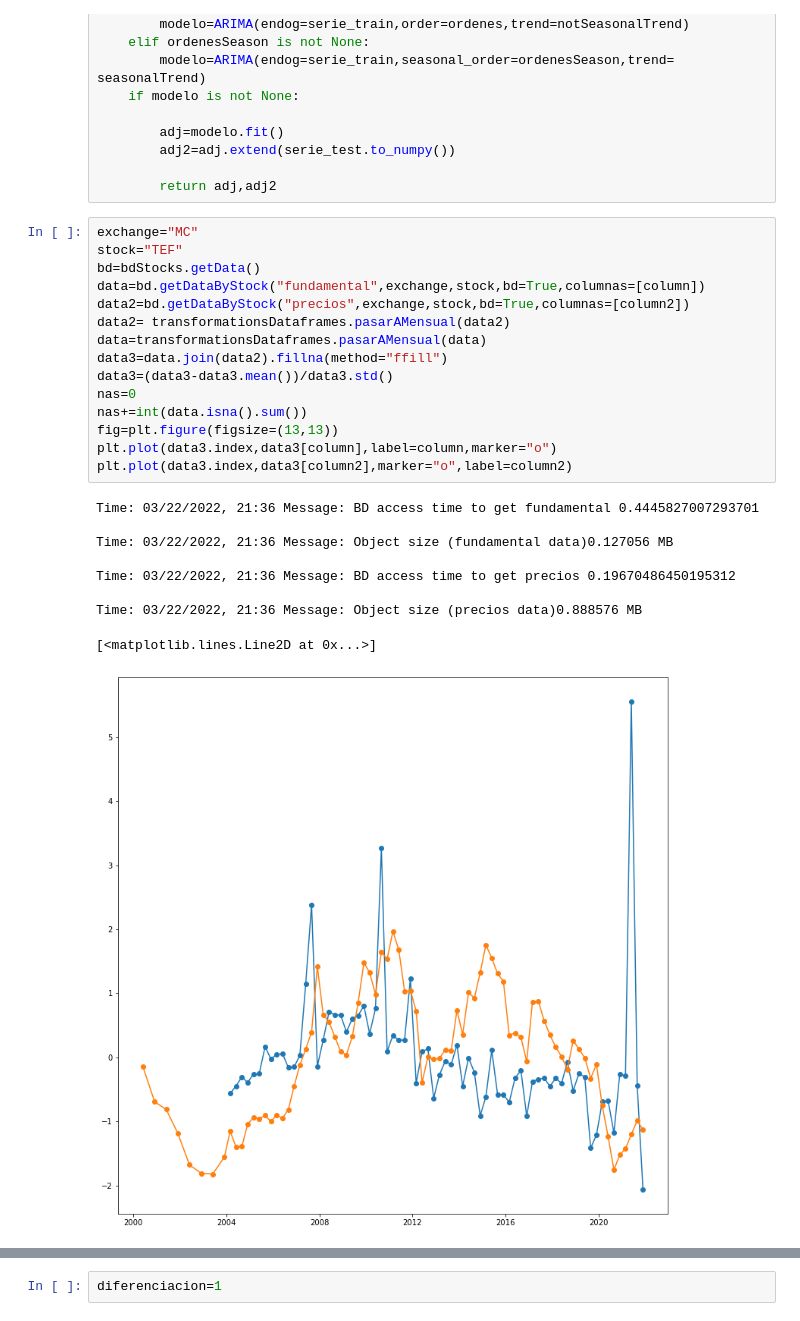
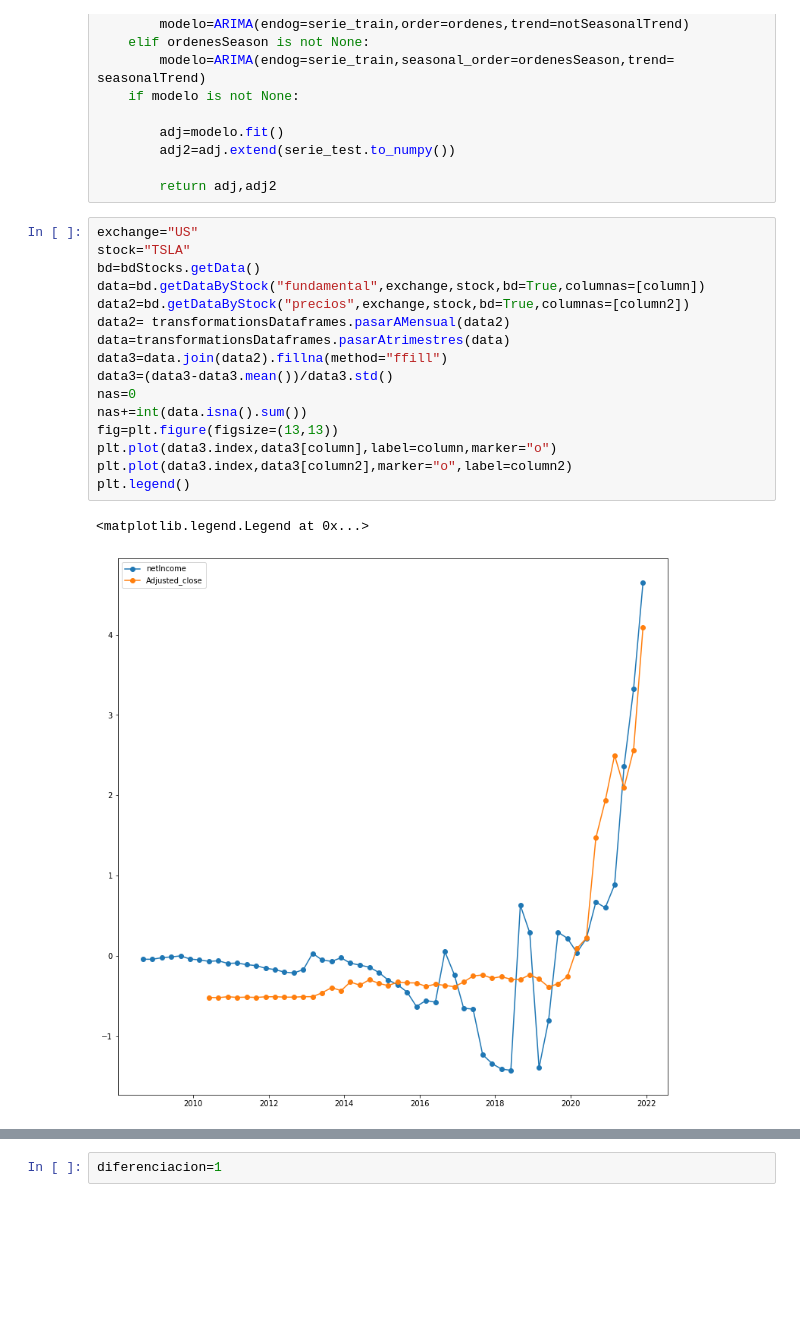
Before and after one commit to webclinic017/marketAnalyzer, a Jupyter notebook: analyzer/notebooks/entrenamientoManual.ipynb, the cells around one changed output, grey strips where cells are left out. Drawn from its saved outputs; the diff is of its cells as text; blank space fills up the shorter version.

```diff
--- a/analyzer/notebooks/entrenamientoManual.ipynb
+++ b/analyzer/notebooks/entrenamientoManual.ipynb
@@ -115,30 +115,24 @@ def crearYProbarModelo(serie_train,serie_test,ordenes=None,ordenesSeason=None,di
 
         return adj,adj2
 # %%
-exchange="MC"
-stock="TEF"
+exchange="US"
+stock="TSLA"
 bd=bdStocks.getData()
 data=bd.getDataByStock("fundamental",exchange,stock,bd=True,columnas=[column])
 data2=bd.getDataByStock("precios",exchange,stock,bd=True,columnas=[column2])
 data2= transformationsDataframes.pasarAMensual(data2)
-data=transformationsDataframes.pasarAMensual(data)
+data=transformationsDataframes.pasarAtrimestres(data)
 data3=data.join(data2).fillna(method="ffill")
 data3=(data3-data3.mean())/data3.std()
 nas=0
 nas+=int(data.isna().sum())
 fig=plt.figure(figsize=(13,13))
 plt.plot(data3.index,data3[column],label=column,marker="o")
 plt.plot(data3.index,data3[column2],marker="o",label=column2)
+plt.legend()
 # %% [output]
-Time: 03/22/2022, 21:36 Message: BD access time to get fundamental 0.4445827007293701
-
-Time: 03/22/2022, 21:36 Message: Object size (fundamental data)0.127056 MB
-
-Time: 03/22/2022, 21:36 Message: BD access time to get precios 0.19670486450195312
-
-Time: 03/22/2022, 21:36 Message: Object size (precios data)0.888576 MB
+<matplotlib.legend.Legend at 0x...>
-[<matplotlib.lines.Line2D at 0x...>]
-[figure, old version]
+[figure, new version]
 # %%
 if precios==True:
     data=data2
```
Also changed, not shown: parts of 12 cells of this notebook, 13 other files.
